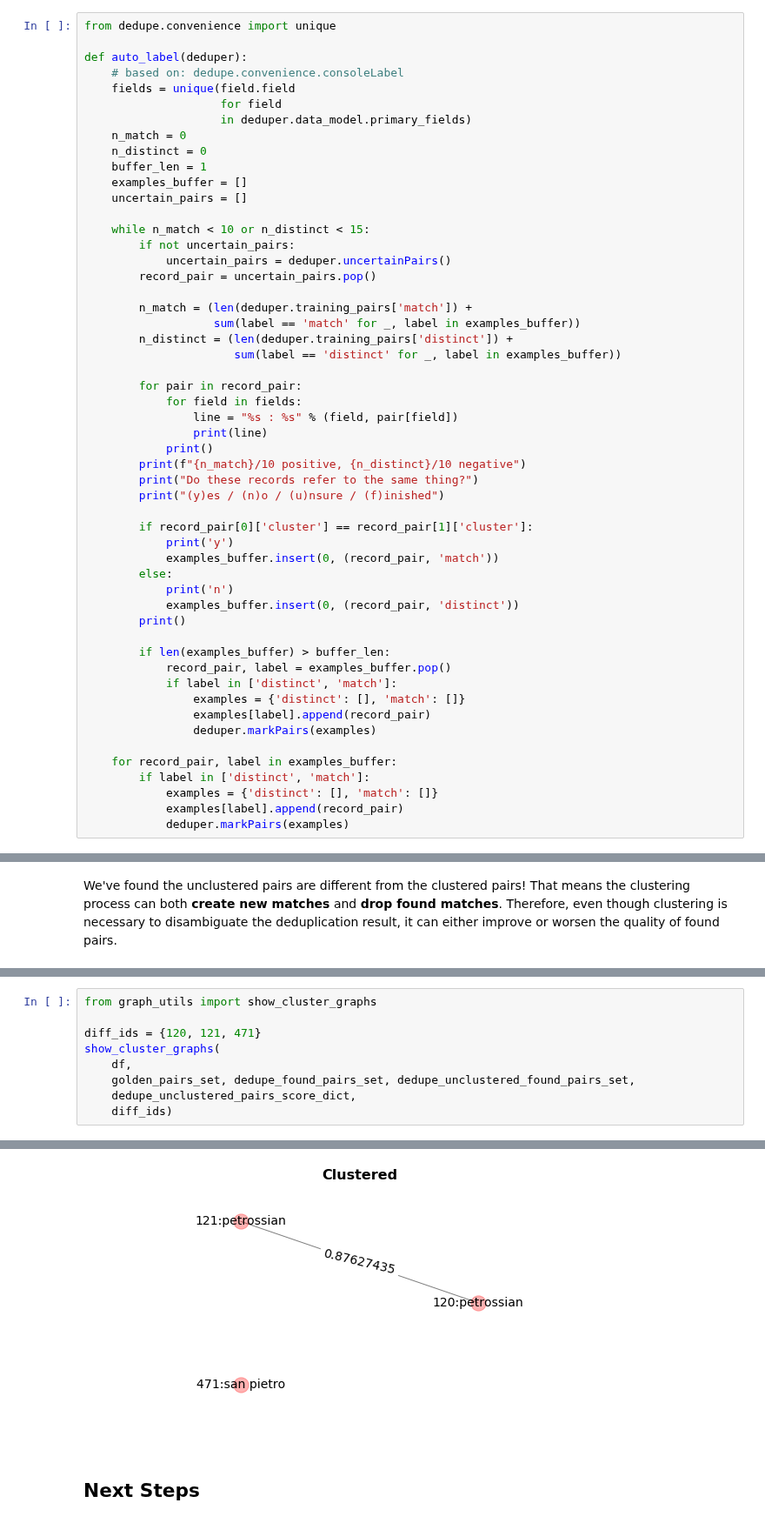
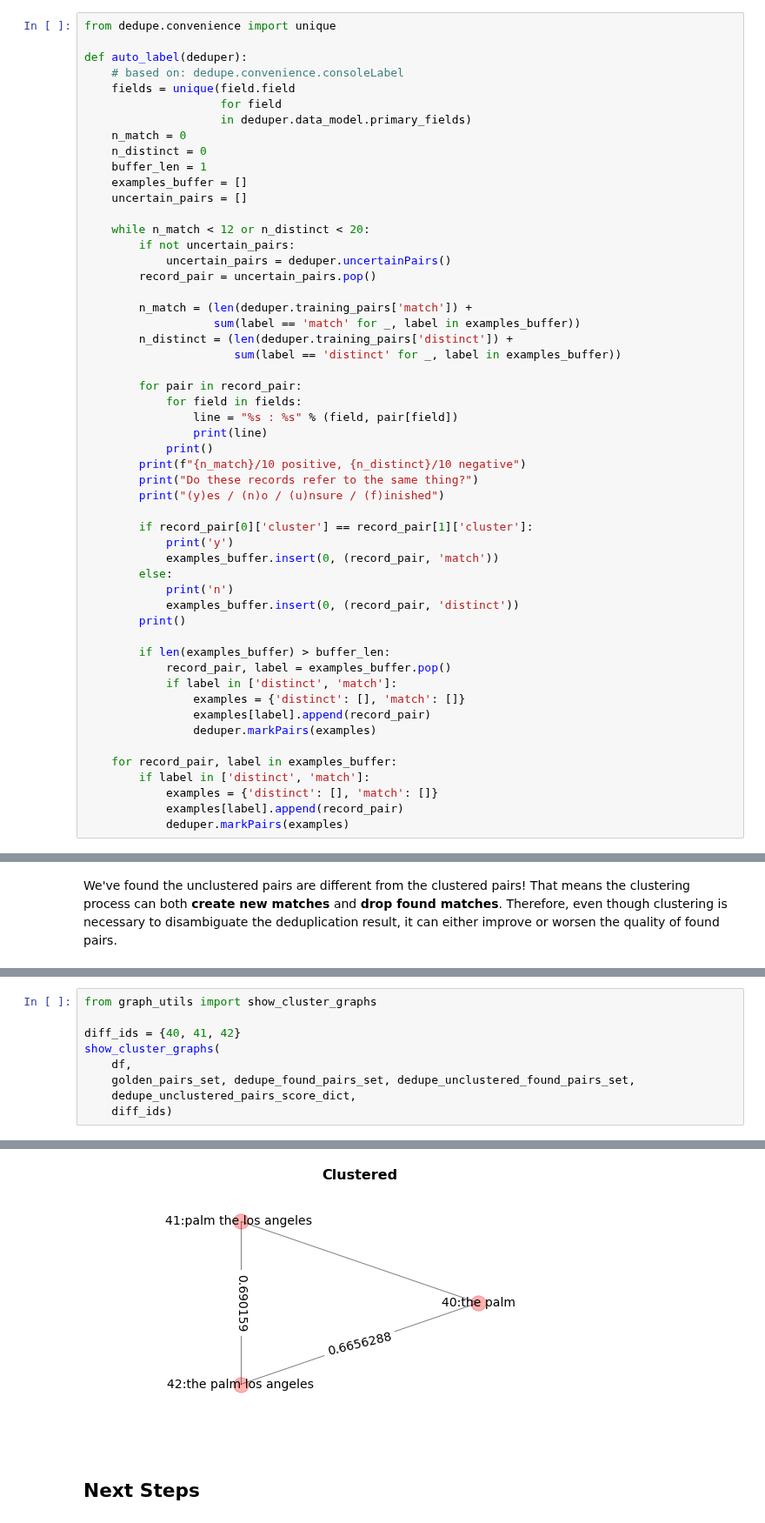
Before and after one commit to vintasoftware/deduplication-slides, a Jupyter notebook: slides-reduced.ipynb, the cells around one changed output, grey strips where cells are left out. Shown at 87% size. Cells and saved outputs as stored; diff of their text form.

```diff
--- a/slides-reduced.ipynb
+++ b/slides-reduced.ipynb
@@ -629,7 +629,7 @@ def auto_label(deduper):
     examples_buffer = []
     uncertain_pairs = []
 
-    while n_match < 10 or n_distinct < 15:
+    while n_match < 12 or n_distinct < 20:
         if not uncertain_pairs:
             uncertain_pairs = deduper.uncertainPairs()
         record_pair = uncertain_pairs.pop()
@@ -829,7 +829,7 @@ display(diff_set)
 # %%
 from graph_utils import show_cluster_graphs
 
-diff_ids = {120, 121, 471}
+diff_ids = {40, 41, 42}
 show_cluster_graphs(
     df,
     golden_pairs_set, dedupe_found_pairs_set, dedupe_unclustered_found_pairs_set,
@@ -845,4 +845,4 @@ show_cluster_graphs(
-[figure, old version]
+[figure, new version]
 # %% [markdown]
 ## Next Steps
 # %% [markdown]
```
Also changed, not shown: parts of 9 cells of this notebook, 5 other files.
